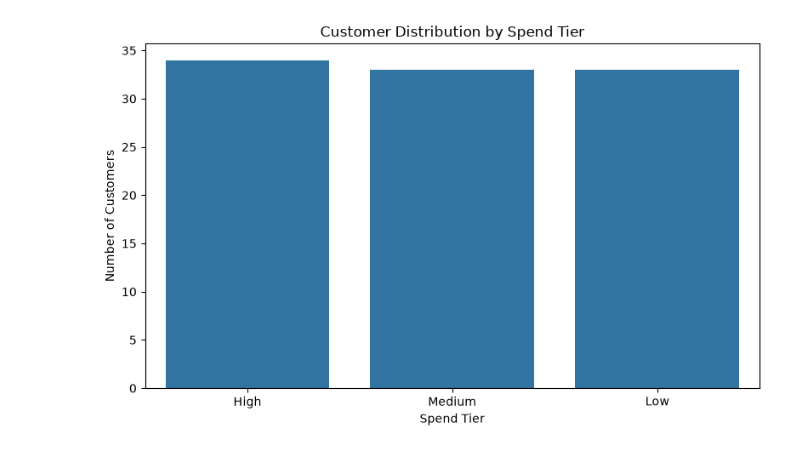
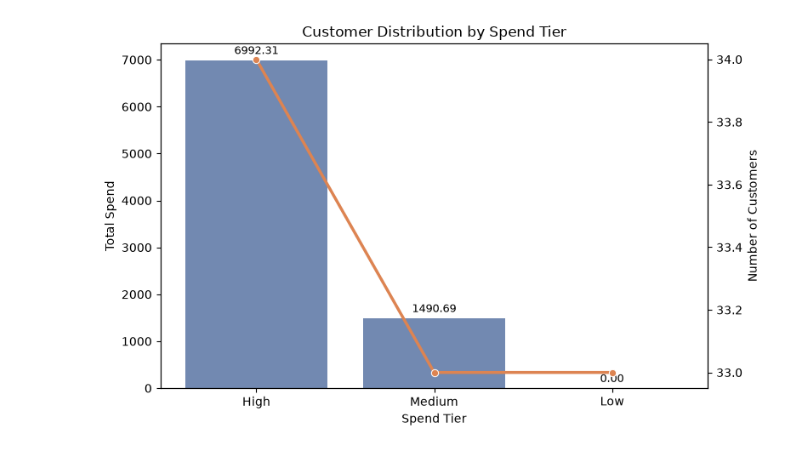
Before and after one commit to williamreinert/ecommerce-clv-sql-python-analysis, a Jupyter notebook: notebooks/customer_analysis.ipynb, the cells around one changed output. Saved outputs shown, nothing was run; the diff lists cells and outputs as text; code cells hidden in the pictures.

```diff
--- a/notebooks/customer_analysis.ipynb
+++ b/notebooks/customer_analysis.ipynb
@@ -3,36 +3,84 @@ import sqlite3
 import pandas as pd
 import matplotlib.pyplot as plt
 import seaborn as sns
 from pathlib import Path
+from matplotlib.container import BarContainer
 
 # Load query from queries/clv_analysis.sql and execute
 base_dir = Path.cwd()
 db_path = base_dir / "data" / "store.db"
 
 # Jupyter may run from the project root or from the notebooks folder
 if not db_path.exists():
     db_path = (base_dir.parent / "data" / "store.db").resolve()
 
 conn = sqlite3.connect(str(db_path))
 query_path = base_dir / "queries" / "clv_analysis.sql"
 if not query_path.exists():
     query_path = (base_dir.parent / "queries" / "clv_analysis.sql").resolve()
 
 with open(query_path, "r", encoding="utf-8") as f:
     query = f.read()
 df = pd.read_sql_query(query, conn)
 conn.close()
 
 plt.figure(figsize=(8, 5))
-sns.countplot(data=df, x='value_tier', order=['High', 'Medium', 'Low'])
-plt.xlabel('Spend Tier')
-plt.ylabel('Number of Customers')
-plt.title('Customer Distribution by Spend Tier')
+tier_summary = (
+    df.groupby("value_tier", observed=True)
+    .agg(total_spend=("total_order_spend", "sum"))
+    .reindex(["High", "Medium", "Low"])
+)
+
+if "customer_id" in df.columns:
+    customer_counts = df.groupby("value_tier", observed=True)["customer_id"].nunique()
+else:
+    customer_counts = df.groupby("value_tier", observed=True).size()
+
+tier_summary["customer_count"] = customer_counts.reindex(tier_summary.index).values
+
+ax = sns.barplot(
+    data=tier_summary.reset_index(),
+    x="value_tier",
+    y="total_spend",
+    order=["High", "Medium", "Low"],
+    color="#4C72B0",
+    alpha=0.85
+)
+
+ax2 = ax.twinx()
+plot_df = tier_summary.reset_index()
+plot_df["value_tier"] = pd.Categorical(
+    plot_df["value_tier"],
+    categories=["High", "Medium", "Low"],
+    ordered=True
+)
+
+sns.lineplot(
+    data=plot_df,
+    x="value_tier",
+    y="customer_count",
+    ax=ax2,
+    marker="o",
+    color="#DD8452",
+    linewidth=2.5
+)
+
+ax.set_xlabel("Spend Tier")
+ax.set_ylabel("Total Spend")
+ax2.set_ylabel("Number of Customers")
+ax.set_title("Customer Distribution by Spend Tier")
+
+# Add labels above each bar
+for container in ax.containers:
+    for container in ax.containers:
+        if isinstance(container, BarContainer):
+            ax.bar_label(container, fmt="%.2f", padding=3, fontsize=9, color="black")
+
 plt.tight_layout()
 project_root = base_dir if (base_dir / "data").exists() else base_dir.parent
 fig_path = project_root / "notebooks" / "clv_distribution.png"
 fig_path.parent.mkdir(parents=True, exist_ok=True)
-plt.savefig(fig_path)
+plt.savefig(fig_path, dpi=300)
 plt.show()
 # %% [output]
-[figure, old version]
+[figure, new version]
```
Also changed, not shown: parts of 1 cell of this notebook, 1 other file.
